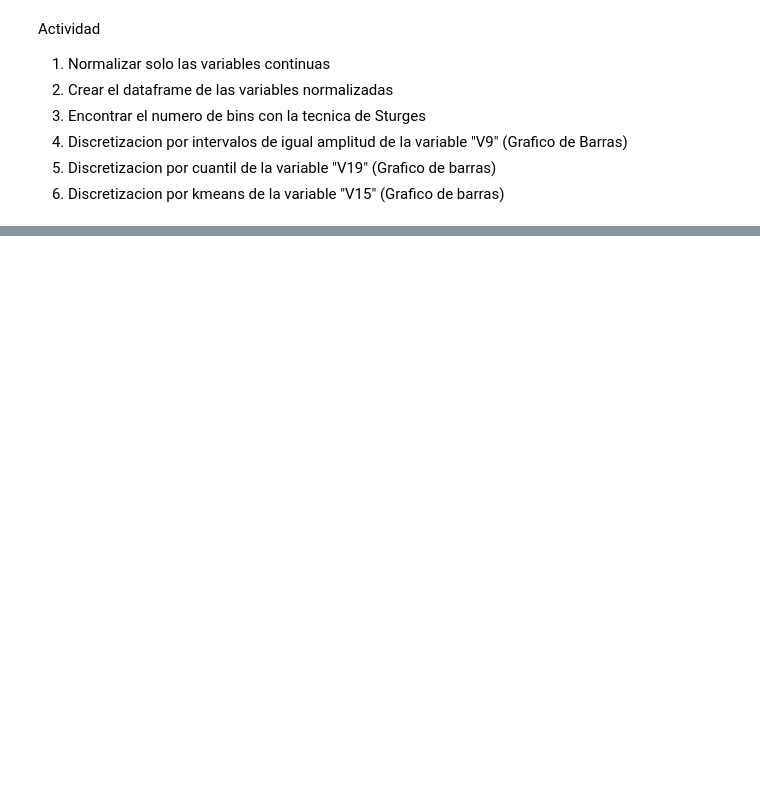
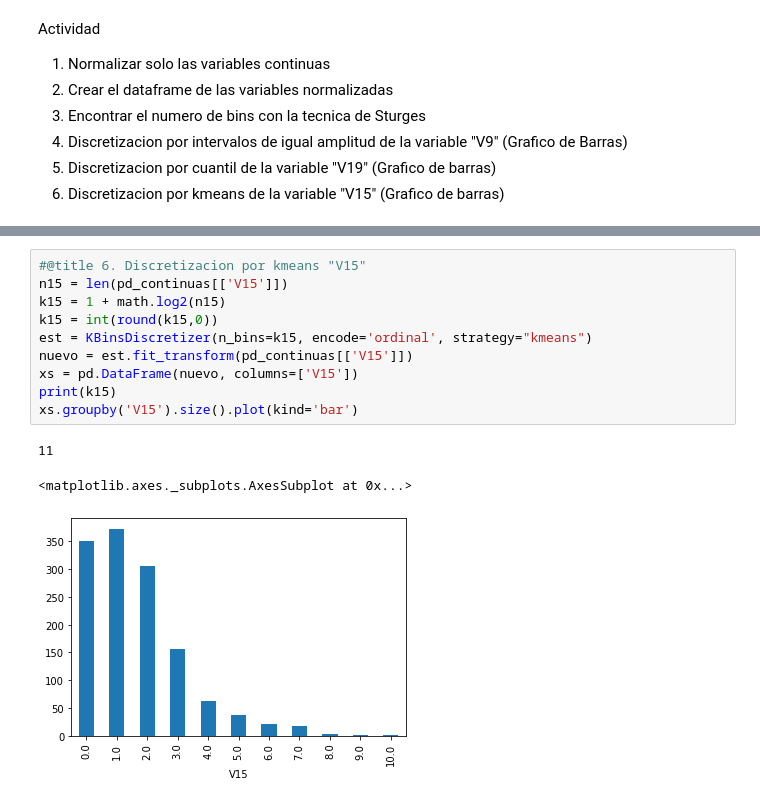
Before and after one commit to Yes197/Miscelanea, a Jupyter notebook: Ejercicios Basico/nivel1_10.ipynb, the cells around one changed output, grey strips where cells are left out. Saved outputs shown, nothing was run; the diff lists cells and outputs as text; blank space fills up the shorter version.

```diff
--- a/Ejercicios Basico/nivel1_10.ipynb
+++ b/Ejercicios Basico/nivel1_10.ipynb
@@ -444,0 +525,14 @@ y = df_fall_placa_acero.loc[:,['Class']].values
+# %%
+#@title 6. Discretizacion por kmeans "V15"
+n15 = len(pd_continuas[['V15']])
+k15 = 1 + math.log2(n15)
+k15 = int(round(k15,0))
+est = KBinsDiscretizer(n_bins=k15, encode='ordinal', strategy="kmeans")
+nuevo = est.fit_transform(pd_continuas[['V15']])
+xs = pd.DataFrame(nuevo, columns=['V15'])
+print(k15)
+xs.groupby('V15').size().plot(kind='bar')
+# %% [output]
+11
+<matplotlib.axes._subplots.AxesSubplot at 0x...>
+[figure, added]
```
Also changed, not shown: parts of 14 cells of this notebook.
